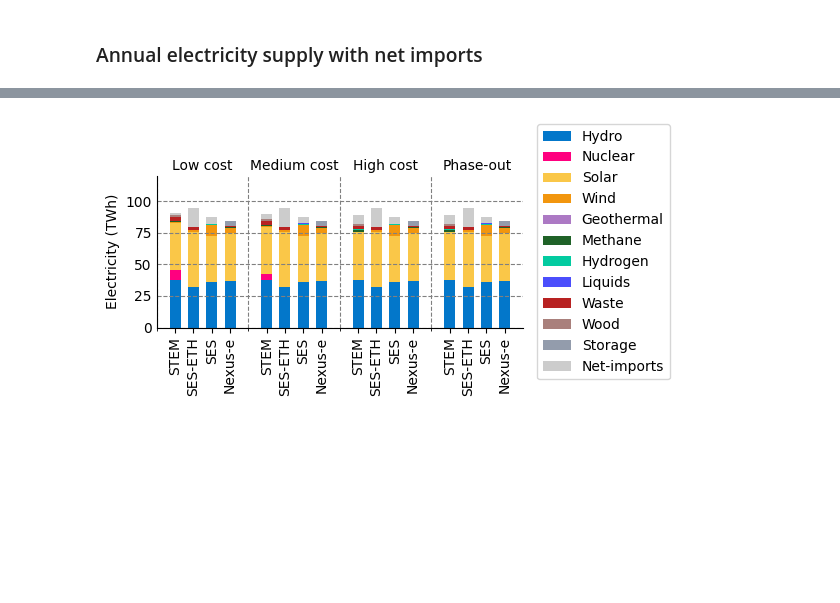
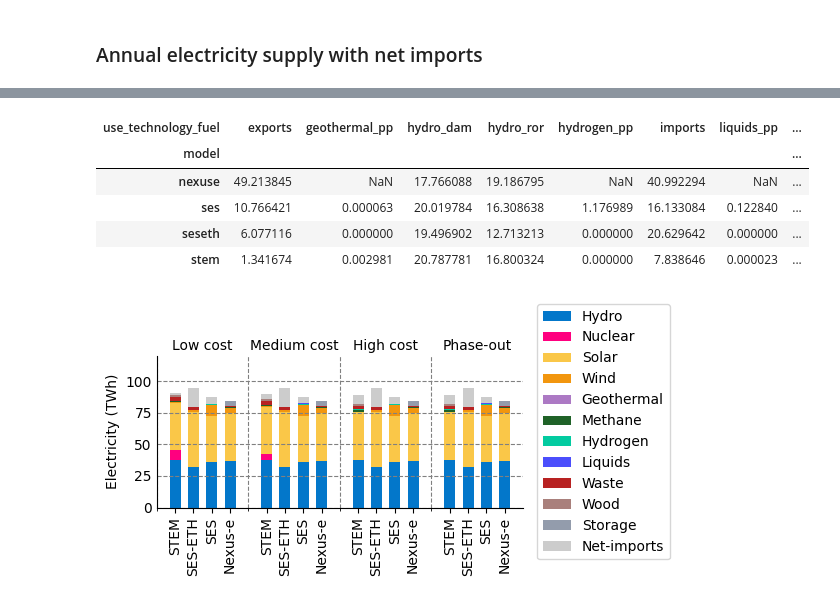
Before and after one commit to rebeccalordan-perret/plots-model-comparison, a Jupyter notebook: cross_comparison_colab.ipynb, the cells around one changed output, grey strips where cells are left out. Saved outputs shown, nothing was run; the diff lists cells and outputs as text; code cells hidden in the pictures; blank space fills up the shorter version.

```diff
--- a/cross_comparison_colab.ipynb
+++ b/cross_comparison_colab.ipynb
@@ -119,3 +119,25 @@ df
+# %%
+df = cross_plots.allData.loc['abroad-res-phaseout','wacc_5',:, ['electricity_supply','electricity_consumption'],
+ ['hydro_dam','hydro_ror','nuclear','spv', 'geothermal_pp','methane_pp','hydrogen_pp','liquids_pp','waste_pp','wind','net_storage_out', 'imports','exports'], 'annual', 2050, :]
+df = df.reset_index() # Reset index to make 'model' a column
+df = df[['model', 'use_technology_fuel', 'value']]
+df = df.pivot(index='model', columns='use_technology_fuel', values='value')
+columns_to_sum = ['hydro_dam','hydro_ror','nuclear','spv', 'geothermal_pp','methane_pp','hydrogen_pp','liquids_pp','waste_pp','wind','net_storage_out']
+df['net-imports'] = df['imports']-df['exports']
+df['hydro_tot']= df['hydro_ror']+ df['hydro_dam']
+df['wind_share']= df['wind']/df[columns_to_sum].sum(axis=1)
+df['solar_share']= df['spv']/df[columns_to_sum].sum(axis=1)
+df['netstorageout_share']= df['net_storage_out']/df[columns_to_sum].sum(axis=1)
+df['hydro_share']= df['hydro_tot']/df[columns_to_sum].sum(axis=1)
+df['netimports_share']= df['net-imports']/df[columns_to_sum].sum(axis=1)
+df
+# %% [output]
+| use_technology_fuel | exports | geothermal_pp | hydro_dam | hydro_ror | hydrogen_pp | imports | liquids_pp | ... |
+| model |  |  |  |  |  |  |  | ... |
+| nexuse | 49.213845 | NaN | 17.766088 | 19.186795 | NaN | 40.992294 | NaN | ... |
+| ses | 10.766421 | 0.000063 | 20.019784 | 16.308638 | 1.176989 | 16.133084 | 0.122840 | ... |
+| seseth | 6.077116 | 0.000000 | 19.496902 | 12.713213 | 0.000000 | 20.629642 | 0.000000 | ... |
+| stem | 1.341674 | 0.002981 | 20.787781 | 16.800324 | 0.000000 | 7.838646 | 0.000023 | ... |
 # %%
 # name: name of the technology or group of technologies (valid names: https://sweet-cross.github.io/instructions-data/docs/sets/tech_generation/)
 # data: list with the technologies that correspond to this category
```
Also changed, not shown: parts of 1 cell of this notebook.
